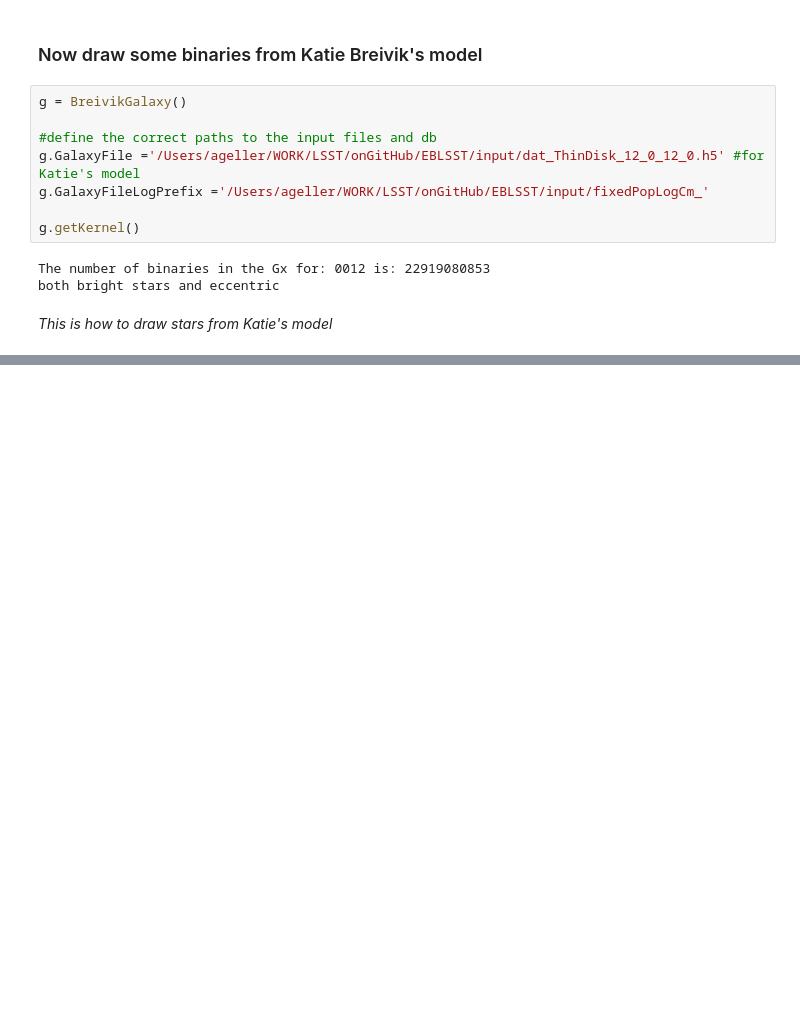
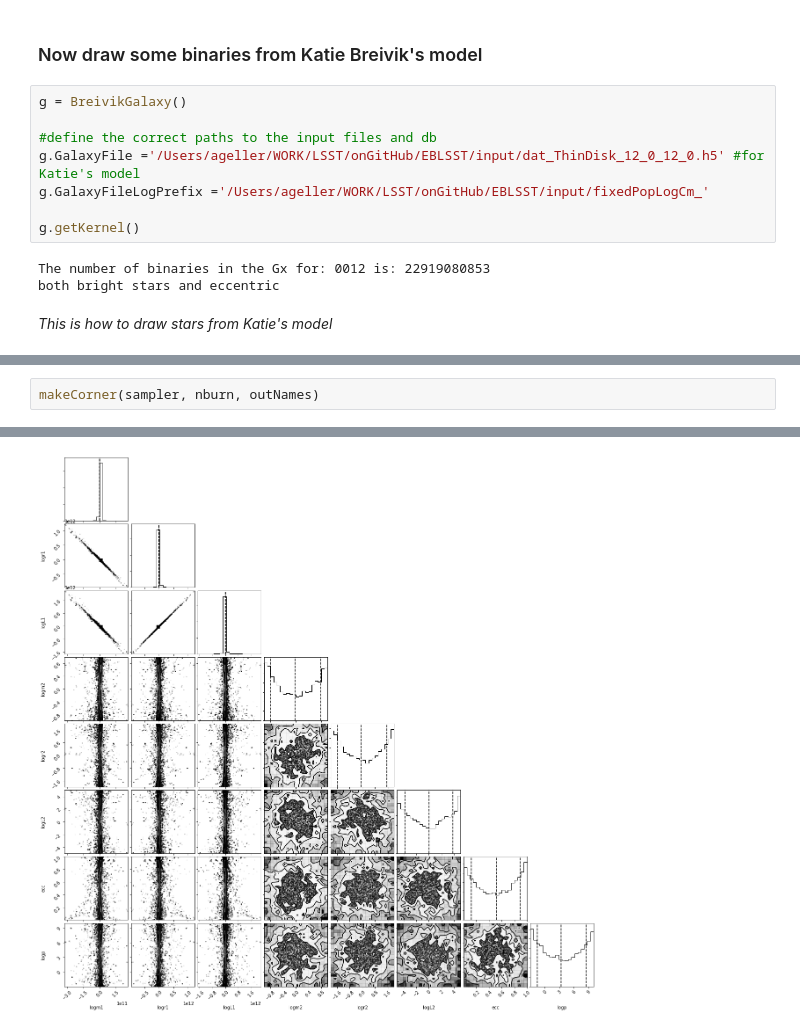
Before and after one commit to avapolzin/EBLSST, a Jupyter notebook: input/TRILEGAL/getTRILEGAL.ipynb, the cells around one changed output, grey strips where cells are left out. Drawn from its saved outputs; the diff is of its cells as text; blank space fills up the shorter version.

```diff
--- a/input/TRILEGAL/getTRILEGAL.ipynb
+++ b/input/TRILEGAL/getTRILEGAL.ipynb
@@ -206,0 +298,3 @@ print(BreivikBin)
+# %%
+makeCorner(sampler, nburn, outNames)
+# %% [output]
@@ -206,0 +304 @@ print(BreivikBin)
+[figure, added]
```
Also changed, not shown: parts of 18 cells of this notebook, 1 other file.
